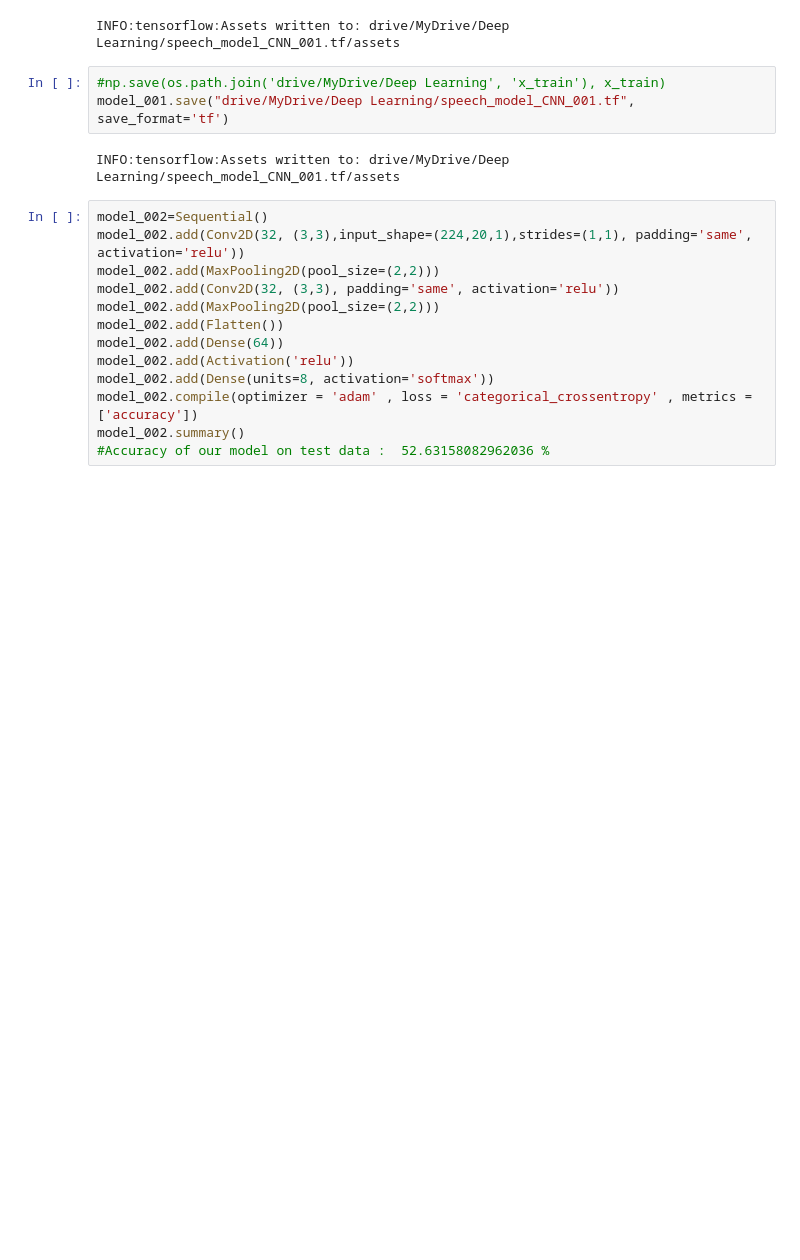
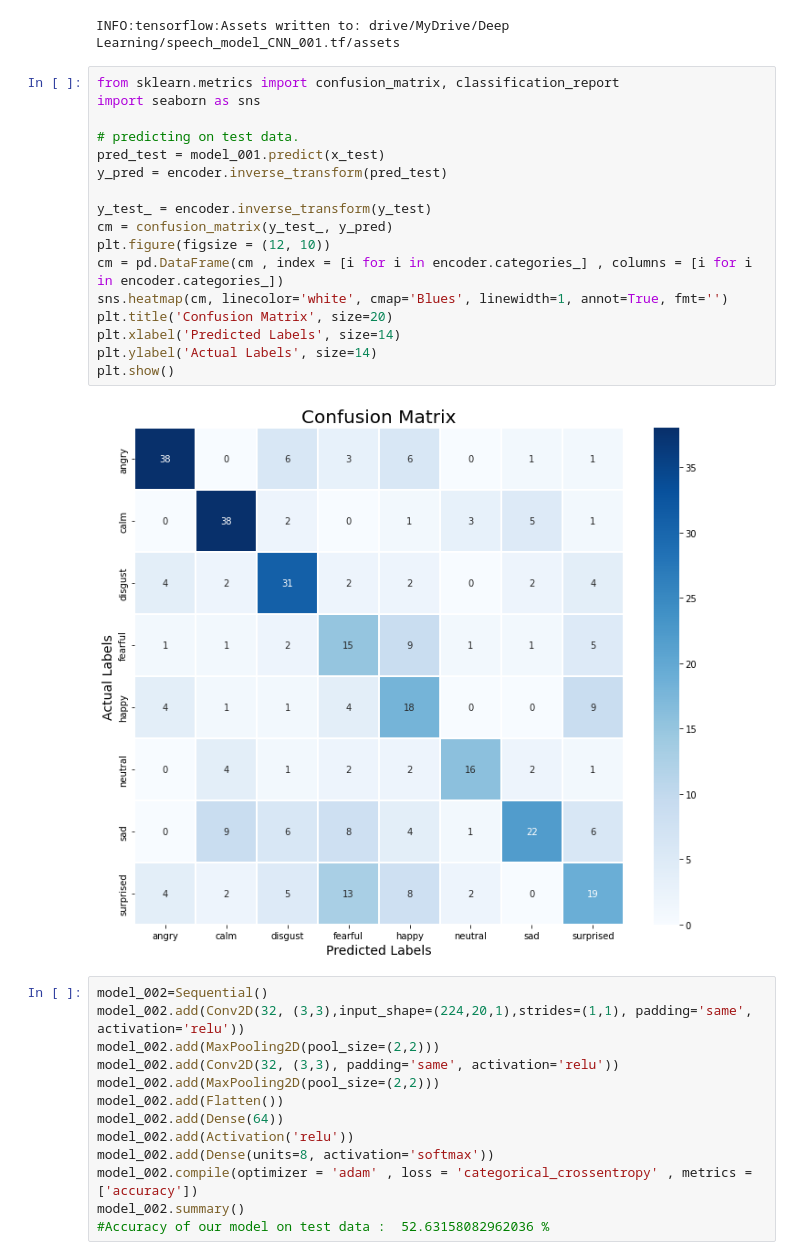
Before and after one commit to NK2108/Deep-Learning, a Jupyter notebook: Deep_Learning.ipynb, the cells around one changed output. Saved outputs shown, nothing was run; the diff lists cells and outputs as text; blank space fills up the shorter version.

Commit message:
Add confusion matrixes, clear coe with old and unused code

```diff
--- a/Deep_Learning.ipynb
+++ b/Deep_Learning.ipynb
@@ -193,11 +193,25 @@ history001= pickle.load(open("drive/MyDrive/Deep Learning/History001", "rb"))
 #history = pickle.load(open('/trainHistoryDict'), "rb"
 # %% [output]
 INFO:tensorflow:Assets written to: drive/MyDrive/Deep Learning/speech_model_CNN_001.tf/assets
-# %%
-#np.save(os.path.join('drive/MyDrive/Deep Learning', 'x_train'), x_train)
-model_001.save("drive/MyDrive/Deep Learning/speech_model_CNN_001.tf", save_format='tf')
-# %% [output]
-INFO:tensorflow:Assets written to: drive/MyDrive/Deep Learning/speech_model_CNN_001.tf/assets
+# %%
+from sklearn.metrics import confusion_matrix, classification_report
+import seaborn as sns
+
+# predicting on test data.
+pred_test = model_001.predict(x_test)
+y_pred = encoder.inverse_transform(pred_test)
+
+y_test_ = encoder.inverse_transform(y_test)
+cm = confusion_matrix(y_test_, y_pred)
+plt.figure(figsize = (12, 10))
+cm = pd.DataFrame(cm , index = [i for i in encoder.categories_] , columns = [i for i in encoder.categories_])
+sns.heatmap(cm, linecolor='white', cmap='Blues', linewidth=1, annot=True, fmt='')
+plt.title('Confusion Matrix', size=20)
+plt.xlabel('Predicted Labels', size=14)
+plt.ylabel('Actual Labels', size=14)
+plt.show()
+# %% [output]
+[figure, added]
 # %%
 model_002=Sequential()
 model_002.add(Conv2D(32, (3,3),input_shape=(224,20,1),strides=(1,1), padding='same', activation='relu'))
```
Also changed, not shown: parts of 57 cells of this notebook.
